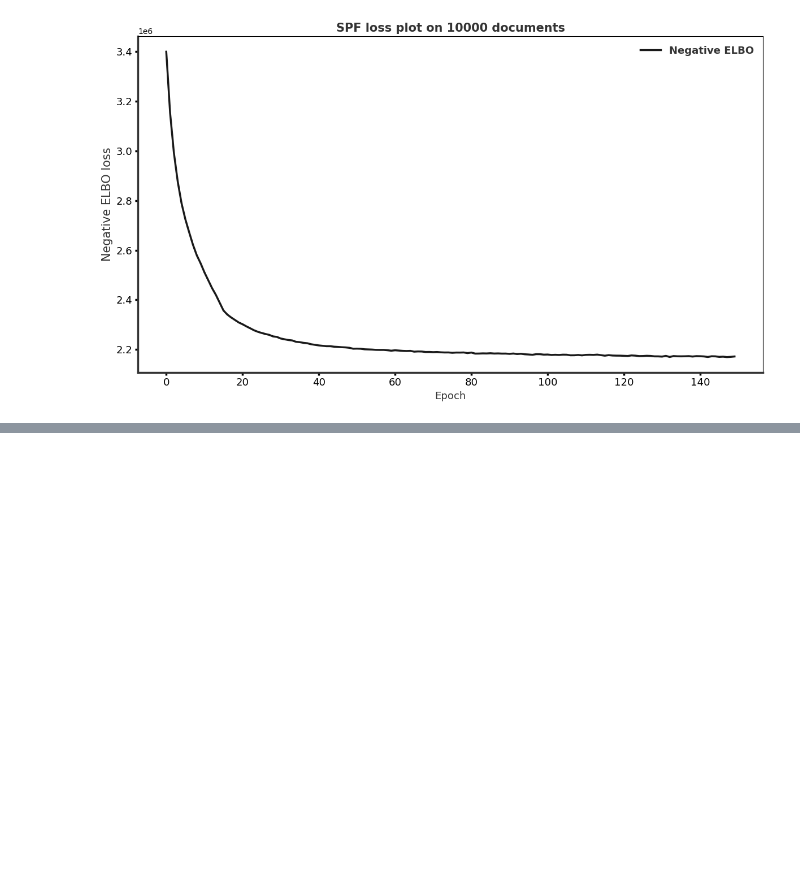
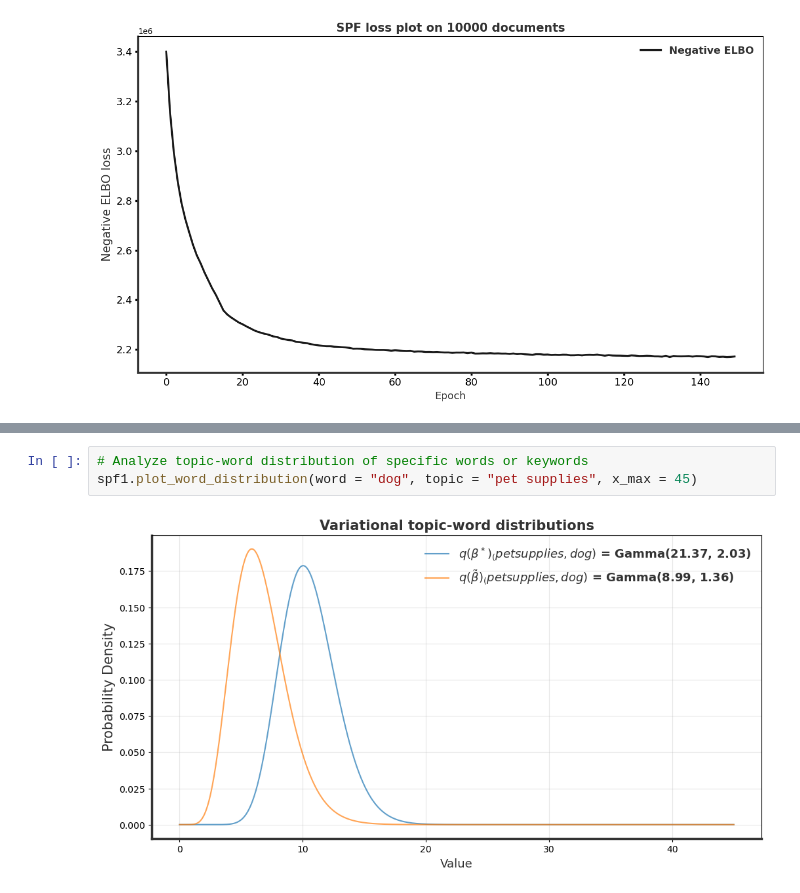
Before and after one commit to BPro2410/Seeded-Poisson-Factorization, a Jupyter notebook: SPF_example_notebook.ipynb, the cells around one changed output, grey strips where cells are left out. Drawn from its saved outputs; the diff is of its cells as text; blank space fills up the shorter version.

Commit message:
Added methods to analyze the variational topic-word distributions

```diff
--- a/SPF_example_notebook.ipynb
+++ b/SPF_example_notebook.ipynb
@@ -103,0 +121,5 @@ pprint.pprint(classification_report(df1.Cat1, df1.SPF_estimates))
+# %%
+# Analyze topic-word distribution of specific words or keywords
+spf1.plot_word_distribution(word = "dog", topic = "pet supplies", x_max = 45)
+# %% [output]
+[figure, added]
```
Also changed, not shown: parts of 7 cells of this notebook, 3 other files.
